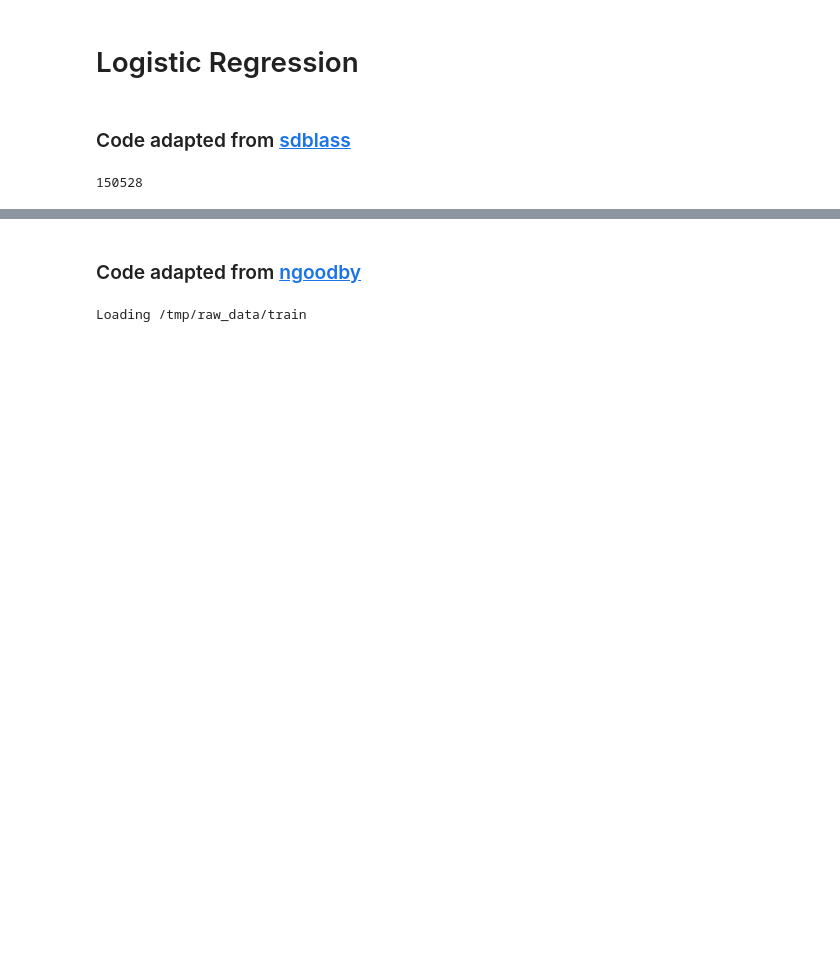
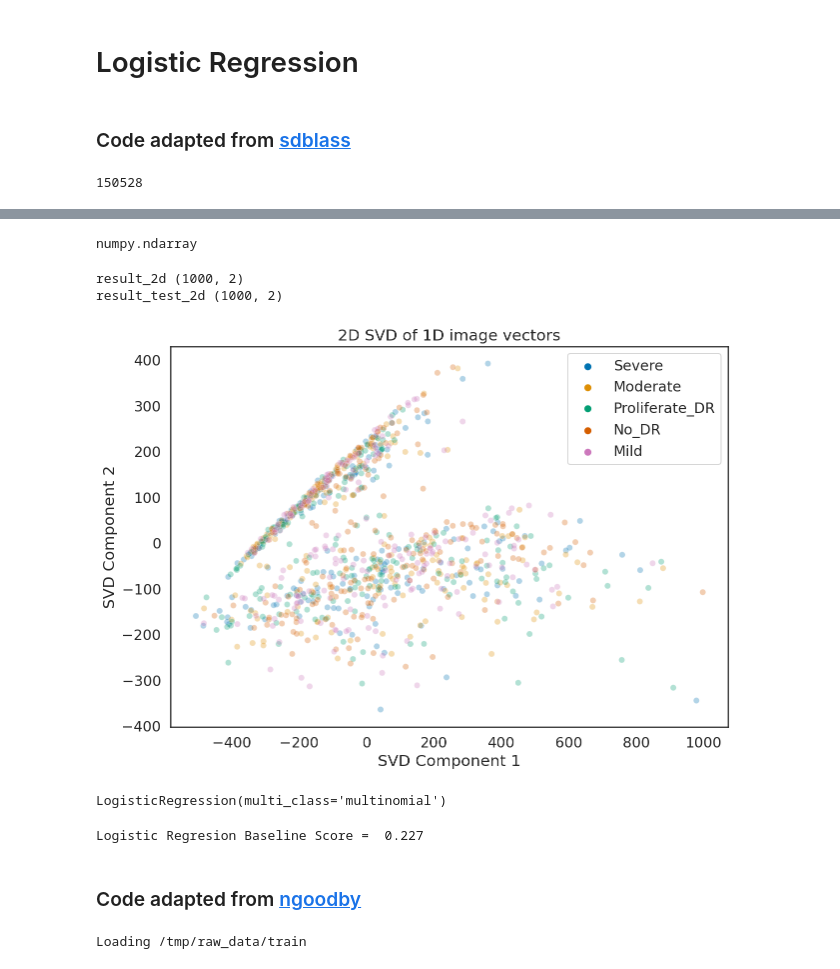
Before and after one commit to slp22/deep-learning-project, a Jupyter notebook: dl_diabetic_retinopathy_model.ipynb, the cells around one changed output, grey strips where cells are left out. Cells and saved outputs as stored; diff of their text form; code cells hidden in the pictures; blank space fills up the shorter version.

Commit message:
added logistic regression baseline

```diff
--- a/dl_diabetic_retinopathy_model.ipynb
+++ b/dl_diabetic_retinopathy_model.ipynb
@@ -323,0 +360,21 @@ image_repo
+# %%
+def img_vectorization(num_diagnoses, root):
+  image_repo = np.zeros([image_count(num_diagnoses, root), dimension])
+  count = 0
+  diagnosis = []
+  for i, retina in enumerate(retinas):
+    images = os.listdir(root + f'/{retina}')
+    for image in images:
+      img = Image.open(root + f'/{retina}' + f'/{image}')
+      row = np.array(img).reshape(-1)
+      image_repo[count, :] = row
+      diagnosis.append(retina)
+      img.close()
+      count += 1
+    if i == num_diagnoses - 1:
+      return image_repo, diagnosis
+  return image_repo, diagnosis
+
+# print(image_repo.shape)
+# %%
+result, diagnosis = img_vectorization(5, root)
@@ -324,3 +418,46 @@ image_repo
+# %%
+# truncated SVD
+
+scaler = StandardScaler()
+X_train = scaler.fit_transform(result)
+X_test = scaler.transform(result_test)
+
+type(X_train)
+# %% [output]
+numpy.ndarray
+# %%
+svd = TruncatedSVD(n_components=2)
+
+result_2d = svd.fit_transform(X_train)
+result_test_2d = svd.transform(X_test)
+# %%
+print('result_2d', result_2d.shape)
+print('result_test_2d', result_test_2d.shape)
+# %% [output]
+result_2d (1000, 2)
+result_test_2d (1000, 2)
+# %%
+# Adapted from NeuralNet_Features_TransferLearning.ipynb from Metis
+sns.set(style='white', rc={"figure.figsize":(10, 7)}, font_scale=1.3)
+sns.scatterplot(x=result_2d[:, 0], y=result_2d[:, 1],
+                hue=diagnosis, alpha=.3,
+                palette=sns.color_palette("colorblind", 5))
+plt.xlabel("SVD Component 1")
+plt.ylabel("SVD Component 2")
+plt.title("2D SVD of 1D image vectors");
+plt.legend(loc='upper right');
+# %% [output]
+[figure, added]
+# %%
+baseline_lr = LogisticRegression(multi_class = 'multinomial', solver = 'lbfgs')
+baseline_lr.fit(result_2d, diagnosis)
+# %% [output]
+LogisticRegression(multi_class='multinomial')
+# %%
+score = baseline_lr.score(result_test_2d, diagnosis_test)
+print('Logistic Regresion Baseline Score = ', score)
+# %% [output]
+Logistic Regresion Baseline Score =  0.227
 # %% [markdown]
 ### Code adapted from [ngoodby](https://github.com/ngoodby/Metis-Deep-Learning-Project/blob/master/model_creation.ipynb)
 # %%
```
Also changed, not shown: parts of 16 cells of this notebook.
